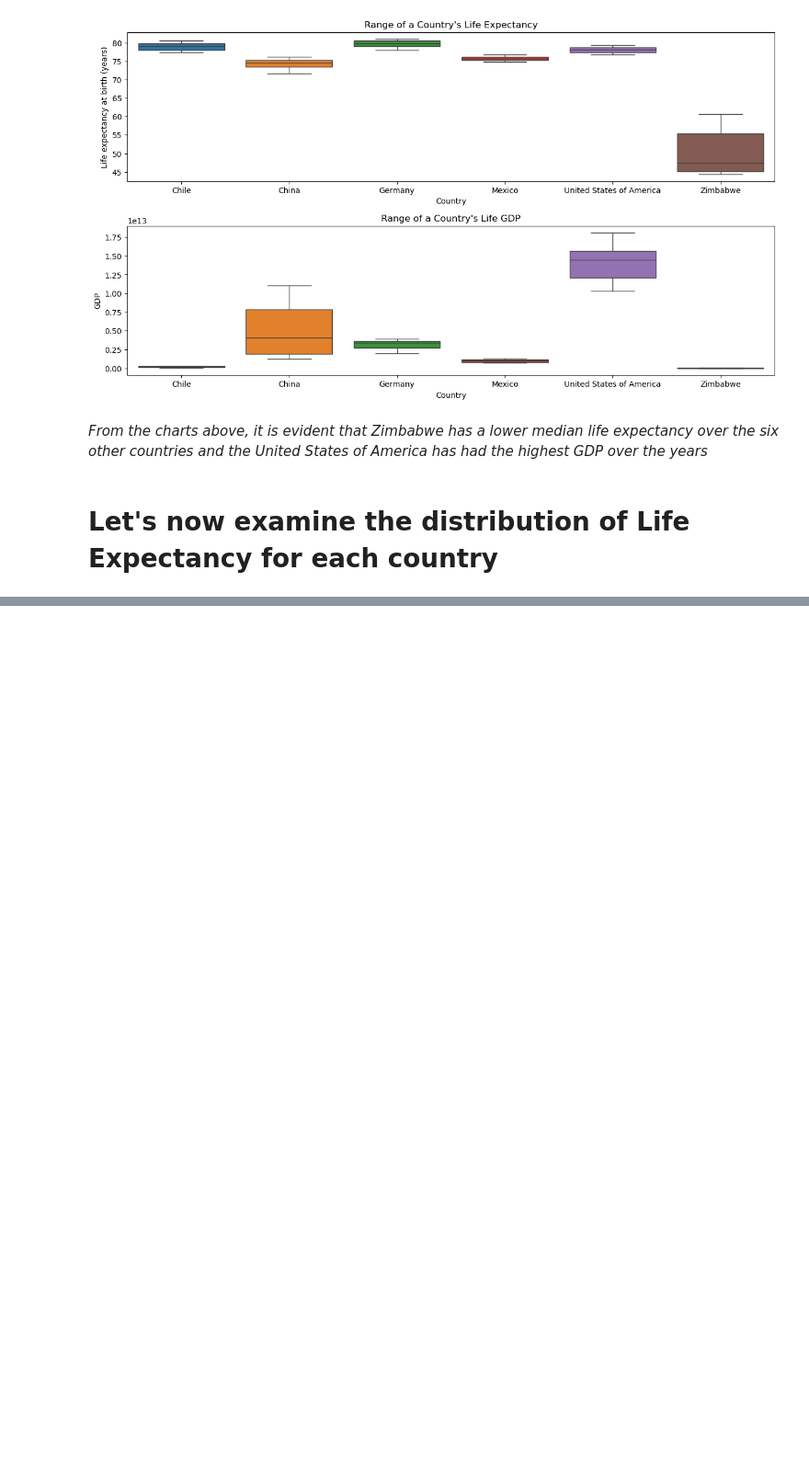
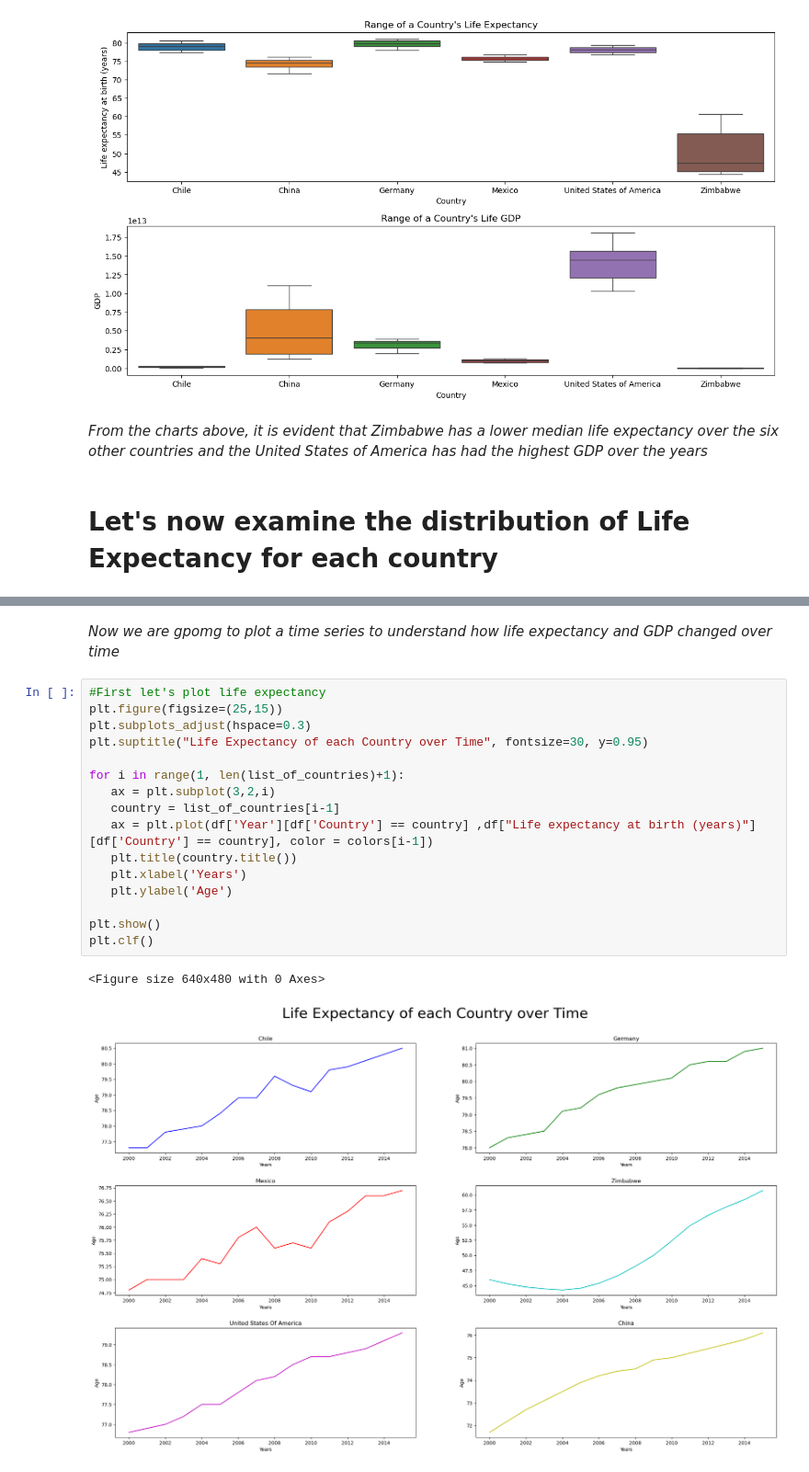
Before and after one commit to YI75/Data-Visualzation-project, a Jupyter notebook: life_expectancy_gdp.ipynb, the cells around one changed output, grey strips where cells are left out. Shown at 92% size. Cells and saved outputs as stored; diff of their text form; blank space fills up the shorter version.

```diff
--- a/life_expectancy_gdp.ipynb
+++ b/life_expectancy_gdp.ipynb
@@ -100,0 +102,21 @@ plt.clf()
+# %% [markdown]
+*Now we are gpomg to plot a time series to understand how life expectancy and GDP changed over time*
+# %%
+#First let's plot life expectancy
+plt.figure(figsize=(25,15))
+plt.subplots_adjust(hspace=0.3)
+plt.suptitle("Life Expectancy of each Country over Time", fontsize=30, y=0.95)
+
+for i in range(1, len(list_of_countries)+1):
+   ax = plt.subplot(3,2,i)
+   country = list_of_countries[i-1]
+   ax = plt.plot(df['Year'][df['Country'] == country] ,df["Life expectancy at birth (years)"][df['Country'] == country], color = colors[i-1])
+   plt.title(country.title())
+   plt.xlabel('Years')
+   plt.ylabel('Age')
+
+plt.show()
+plt.clf()
+# %% [output]
+<Figure size 640x480 with 0 Axes>
+[figure, added]
```
Also changed, not shown: parts of 12 cells of this notebook.
